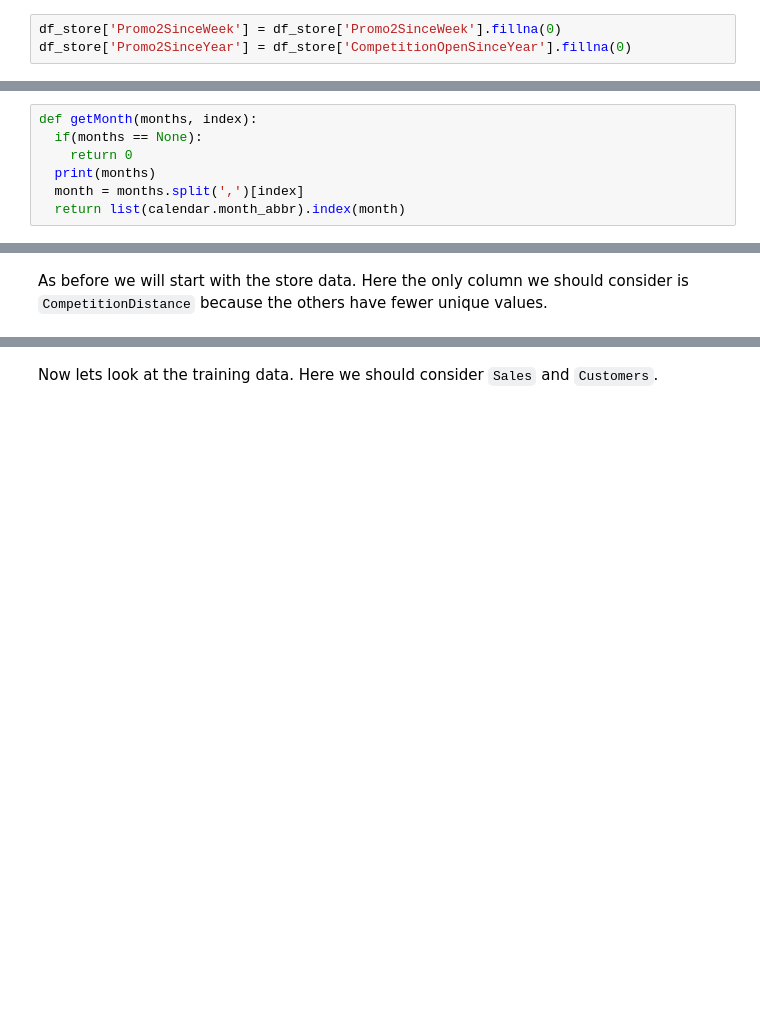
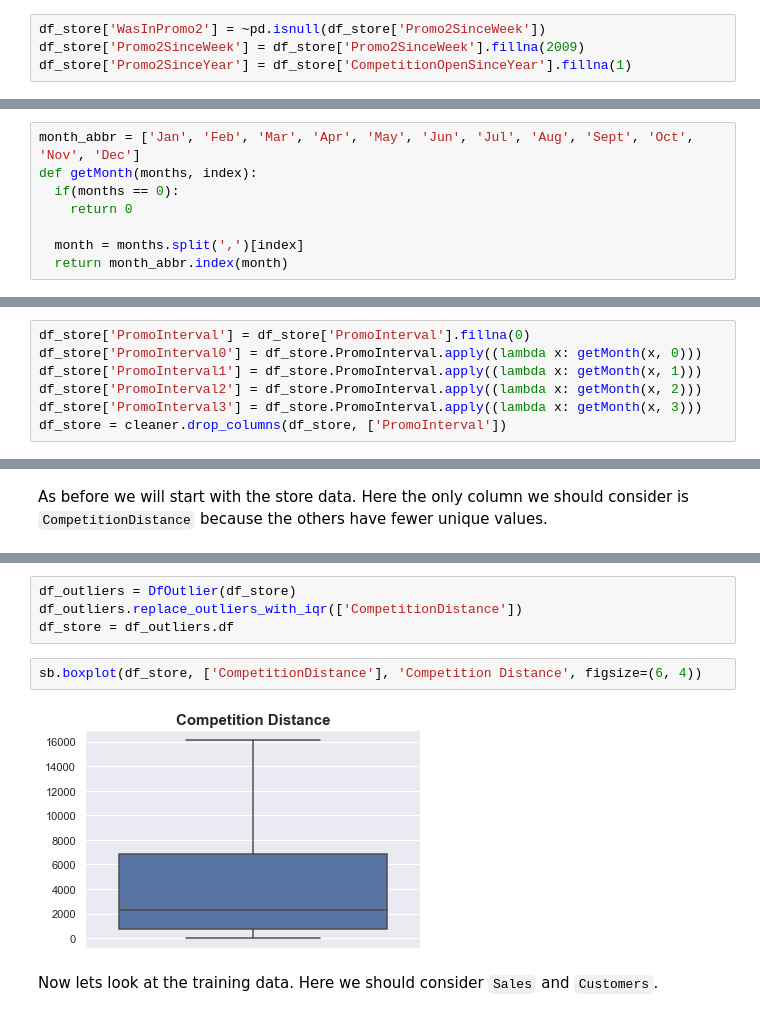
Before and after one commit to eandualem/PharmaceuticalSalesPrediction, a Jupyter notebook: notebooks/1.0 preprocessing.ipynb, the cells around one changed output, grey strips where cells are left out. Drawn from its saved outputs; the diff is of its cells as text; blank space fills up the shorter version.

```diff
--- a/notebooks/1.0 preprocessing.ipynb
+++ b/notebooks/1.0 preprocessing.ipynb
@@ -216,5 +217,6 @@ was no promo 2.
 # %%
-df_store['Promo2SinceWeek'] = df_store['Promo2SinceWeek'].fillna(0)
-df_store['Promo2SinceYear'] = df_store['CompetitionOpenSinceYear'].fillna(0)
+df_store['WasInPromo2'] = ~pd.isnull(df_store['Promo2SinceWeek'])
+df_store['Promo2SinceWeek'] = df_store['Promo2SinceWeek'].fillna(2009)
+df_store['Promo2SinceYear'] = df_store['CompetitionOpenSinceYear'].fillna(1)
 # %% [markdown]
 Entries in `PromotionInterval` have 4 entries. We will split those points into 4 columns
@@ -223,7 +223,8 @@ import calendar
 # %%
+month_abbr = ['Jan', 'Feb', 'Mar', 'Apr', 'May', 'Jun', 'Jul', 'Aug', 'Sept', 'Oct', 'Nov', 'Dec']
 def getMonth(months, index):
-  if(months == None):
+  if(months == 0):
     return 0
-  print(months)
+
   month = months.split(',')[index]
-  return list(calendar.month_abbr).index(month)
+  return month_abbr.index(month)
@@ -242,0 +231,7 @@ AttributeError: 'float' object has no attribute 'split'
+# %%
+df_store['PromoInterval'] = df_store['PromoInterval'].fillna(0)
+df_store['PromoInterval0'] = df_store.PromoInterval.apply((lambda x: getMonth(x, 0)))
+df_store['PromoInterval1'] = df_store.PromoInterval.apply((lambda x: getMonth(x, 1)))
+df_store['PromoInterval2'] = df_store.PromoInterval.apply((lambda x: getMonth(x, 2)))
+df_store['PromoInterval3'] = df_store.PromoInterval.apply((lambda x: getMonth(x, 3)))
+df_store = cleaner.drop_columns(df_store, ['PromoInterval'])
@@ -300,3 +348,11 @@ sb.boxplot(df_store, ['CompetitionDistance'], 'Competition Distance', figsize=(6
+# %%
+df_outliers = DfOutlier(df_store)
+df_outliers.replace_outliers_with_iqr(['CompetitionDistance'])
+df_store = df_outliers.df
+# %%
+sb.boxplot(df_store, ['CompetitionDistance'], 'Competition Distance', figsize=(6, 4))
+# %% [output]
+[figure, added]
 # %% [markdown]
 Now lets look at the training data. Here we should consider `Sales` and `Customers`.
 # %%
```
Also changed, not shown: parts of 32 cells of this notebook.
